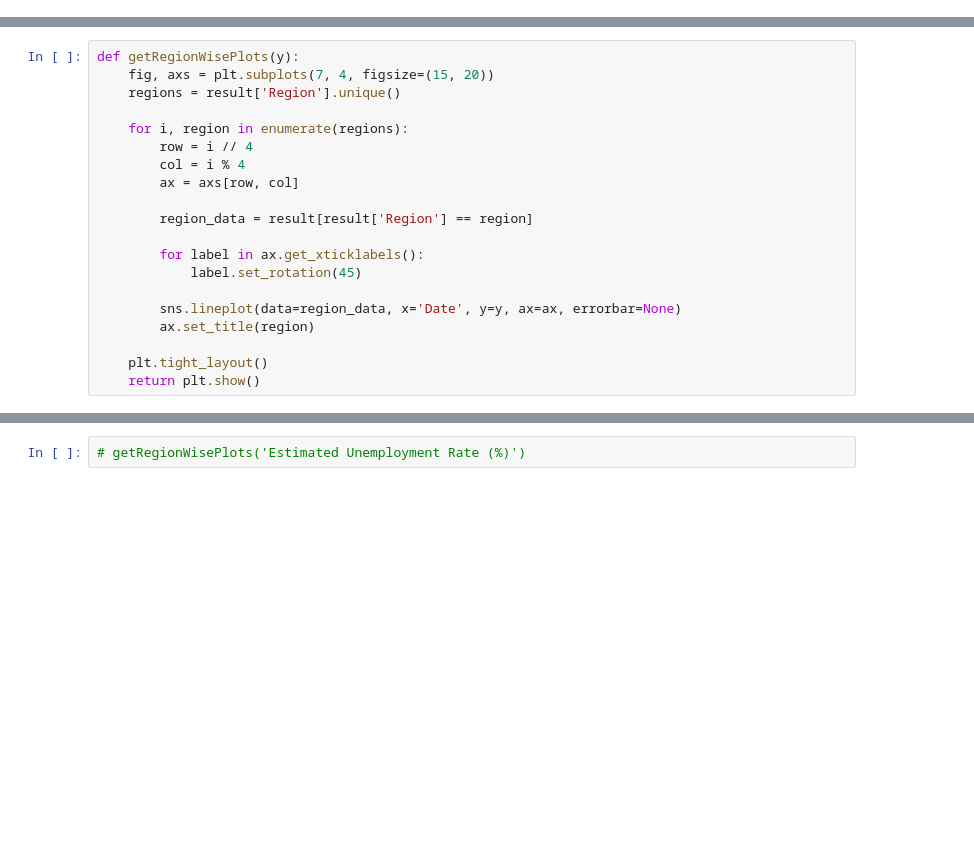
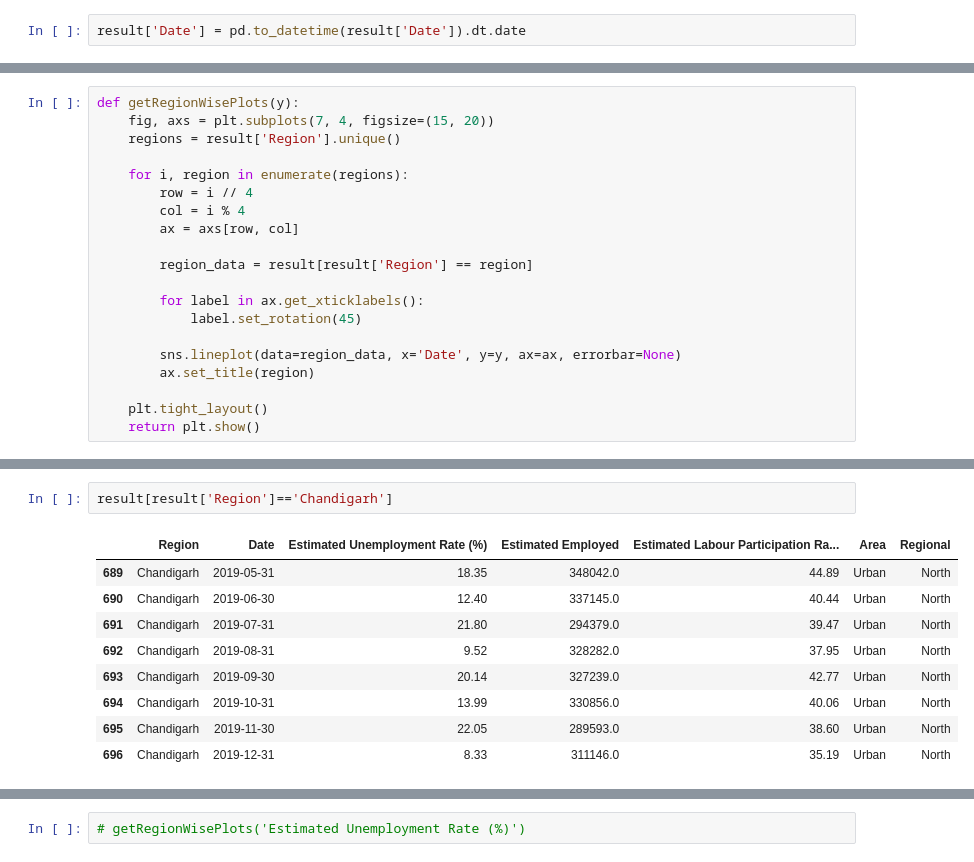
Before and after one commit to AnuraagaNath/CBTC, a Jupyter notebook: Unemployment Analysis/analysis.ipynb, the cells around one changed output, grey strips where cells are left out. Cells and saved outputs as stored; diff of their text form; blank space fills up the shorter version.

```diff
--- a/Unemployment Analysis/analysis.ipynb
+++ b/Unemployment Analysis/analysis.ipynb
@@ -210,0 +227,2 @@ result = result.drop(['Frequency'], axis=1)
+# %%
+result['Date'] = pd.to_datetime(result['Date']).dt.date
@@ -230,0 +263,12 @@ def getRegionWisePlots(y):
+# %%
+result[result['Region']=='Chandigarh']
+# %% [output]
+|  | Region | Date | Estimated Unemployment Rate (%) | Estimated Employed | Estimated Labour Participation Ra... | Area | Regional |
+| 689 | Chandigarh | 2019-05-31 | 18.35 | 348042.0 | 44.89 | Urban | North |
+| 690 | Chandigarh | 2019-06-30 | 12.40 | 337145.0 | 40.44 | Urban | North |
+| 691 | Chandigarh | 2019-07-31 | 21.80 | 294379.0 | 39.47 | Urban | North |
+| 692 | Chandigarh | 2019-08-31 | 9.52 | 328282.0 | 37.95 | Urban | North |
+| 693 | Chandigarh | 2019-09-30 | 20.14 | 327239.0 | 42.77 | Urban | North |
+| 694 | Chandigarh | 2019-10-31 | 13.99 | 330856.0 | 40.06 | Urban | North |
+| 695 | Chandigarh | 2019-11-30 | 22.05 | 289593.0 | 38.60 | Urban | North |
+| 696 | Chandigarh | 2019-12-31 | 8.33 | 311146.0 | 35.19 | Urban | North |
```
Also changed, not shown: parts of 5 cells of this notebook, 5 other files.
